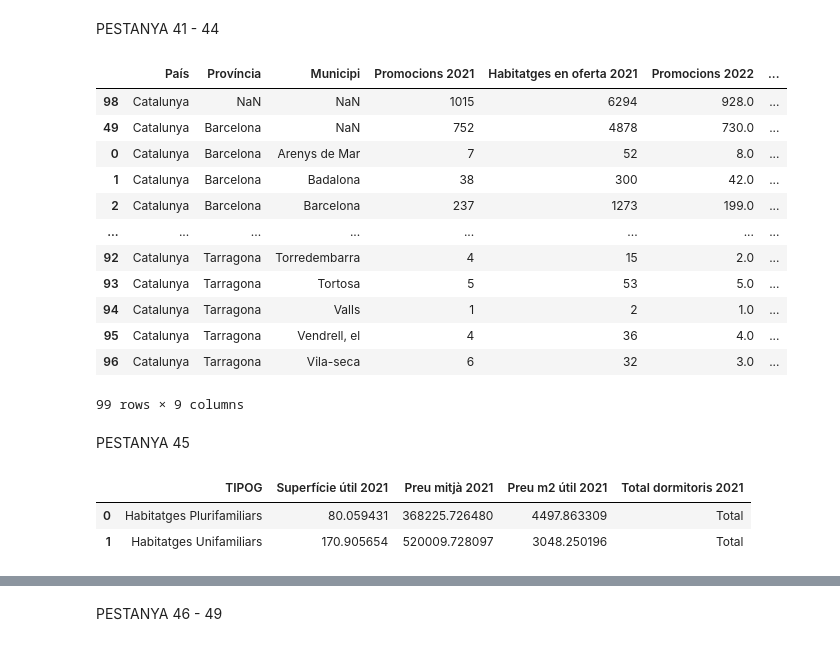
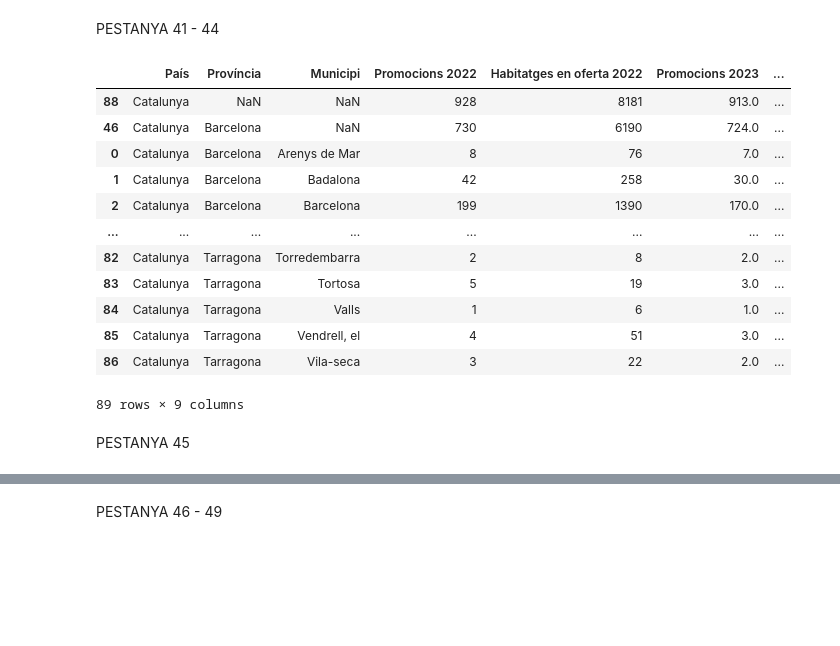
Before and after one commit to rubenlj-git/Taules_oferta_1S23, a Jupyter notebook: taules_resum_1S2023.ipynb, the cells around one changed output, grey strips where cells are left out. Saved outputs shown, nothing was run; the diff lists cells and outputs as text; code cells hidden in the pictures; blank space fills up the shorter version.

```diff
--- a/taules_resum_1S2023.ipynb
+++ b/taules_resum_1S2023.ipynb
@@ -487,8 +487,8 @@ def tidy_bbdd(any):
 #     bbdd_estudi_prom["Calefacció"] = bbdd_estudi_prom["Calefacció"].replace(' ', 0)
 
 
-    bbdd_estudi_hab["Tram_Sup_util"] = bbdd_estudi_hab["Tram_Sup_util"].str.replace(" ", "")
-    bbdd_estudi_hab["Tram_Sup_util"] = bbdd_estudi_hab["Tram_Sup_util"].str[3:]
+#     bbdd_estudi_hab["Tram_Sup_util"] = bbdd_estudi_hab["Tram_Sup_util"].str.replace(" ", "")
+#     bbdd_estudi_hab["Tram_Sup_util"] = bbdd_estudi_hab["Tram_Sup_util"].str[3:]
 
 
 
@@ -505,7 +505,7 @@ def tidy_bbdd(any):
     return([bbdd_estudi_prom, bbdd_estudi_hab, bbdd_estudi_hab_mod])
 
 
-bbdd_estudi_prom_2021, bbdd_estudi_hab_2021, bbdd_estudi_hab_mod_2021 = tidy_bbdd(2022)
+bbdd_estudi_prom_ant, bbdd_estudi_hab_ant, bbdd_estudi_hab_mod_ant = tidy_bbdd(2022)
 # %%
 def order_columns(table_n):
     cols = ['País', 'Província', 'Municipi'] + [col for col in table_n.columns if col not in ['País', 'Província', 'Municipi']]
@@ -983,70 +982,59 @@ table80_pluri
 # %% [markdown]
 PESTANYA 41 - 44
 # %%
-table101_prov = bbdd_estudi_prom_2021[["PROVINCIA", "HABIP", "HABIT"]].groupby("PROVINCIA").sum().reset_index()
-table101_mun = bbdd_estudi_prom_2021[["PROVINCIA","Municipi", "HABIP", "HABIT"]].groupby(["PROVINCIA","Municipi"]).sum().reset_index()
+table101_prov = bbdd_estudi_prom_ant[["PROVINCIA", "HABIP", "HABIT"]].groupby("PROVINCIA").sum().reset_index()
+table101_mun = bbdd_estudi_prom_ant[["PROVINCIA","Municipi", "HABIP", "HABIT"]].groupby(["PROVINCIA","Municipi"]).sum().reset_index()
 
 table101_hab = table101_mun.append(table101_prov, ignore_index=True)
 table101_hab["País"] = "Catalunya"
 
-table101_hab = table101_hab.append({"País":"Catalunya", "PROVINCIA": np.NaN, "Municipi":np.NaN, "HABIP":bbdd_estudi_prom_2021["HABIP"].sum(), "HABIT":bbdd_estudi_prom_2021["HABIT"].sum()}, ignore_index=True)
+table101_hab = table101_hab.append({"País":"Catalunya", "PROVINCIA": np.NaN, "Municipi":np.NaN, "HABIP":bbdd_estudi_prom_ant["HABIP"].sum(), "HABIT":bbdd_estudi_prom_ant["HABIT"].sum()}, ignore_index=True)
 table101_hab = table101_hab.rename(columns={"HABIP":"Habitatges en oferta", "HABIT":"Habitatges a la promoció","PROVINCIA":"Província"})
 table101_hab = table101_hab[["País", "Província", "Municipi", "Habitatges en oferta", "Habitatges a la promoció"]]
 
 
-table101prom_prov = bbdd_estudi_prom_2021[["PROVINCIA"]].value_counts().reset_index().rename(columns={0:"Promocions"})
+table101prom_prov = bbdd_estudi_prom_ant[["PROVINCIA"]].value_counts().reset_index().rename(columns={0:"Promocions"})
 table101prom_prov["Municipi"] = np.NaN
-table101prom_mun = bbdd_estudi_prom_2021[["PROVINCIA", "Municipi"]].value_counts().reset_index().rename(columns = {0:"Promocions"})
+table101prom_mun = bbdd_estudi_prom_ant[["PROVINCIA", "Municipi"]].value_counts().reset_index().rename(columns = {0:"Promocions"})
 table101prom = pd.concat([table101prom_prov,table101prom_mun], axis=0)
 table101prom["País"] = "Catalunya"
 
-table101prom = table101prom.append({"País":"Catalunya", "PROVINCIA": np.NaN, "Municipi":np.NaN, "Promocions":bbdd_estudi_prom_2021.shape[0]}, ignore_index=True)
+table101prom = table101prom.append({"País":"Catalunya", "PROVINCIA": np.NaN, "Municipi":np.NaN, "Promocions":bbdd_estudi_prom_ant.shape[0]}, ignore_index=True)
 table101prom = table101prom.rename(columns={"PROVINCIA":"Província"}).sort_values(["País", "Província", "Municipi"], ascending= True)
 table101 = pd.merge(table101prom, table101_hab, how="left", on =["País", "Província", "Municipi"])
 table101 = table101[["País", "Província", "Municipi", "Promocions", "Habitatges en oferta", "Habitatges a la promoció"]]
 
 table101["Mitjana (en oferta)"] = table101["Habitatges en oferta"]/table101["Promocions"]
 table101["Mitjana (a la promoció)"] = table101["Habitatges a la promoció"]/table101["Promocions"]
 table101["% habitatges en venda"] = table101["Habitatges en oferta"].mul(100)/table101["Habitatges a la promoció"]
 
-table101_2021 = table101[["País", "Província", "Municipi", "Promocions", "Habitatges en oferta"]]
-table101_2021.columns = ["País", "Província", "Municipi", "Promocions 2021", "Habitatges en oferta 2021"]
-table101_2022 = table11[["País", "Província", "Municipi", "Promocions", "Habitatges en oferta"]]
+table101_2022 = table101[["País", "Província", "Municipi", "Promocions", "Habitatges en oferta"]]
 table101_2022.columns = ["País", "Província", "Municipi", "Promocions 2022", "Habitatges en oferta 2022"]
+table101_2023 = table11[["País", "Província", "Municipi", "Promocions", "Habitatges en oferta"]]
+table101_2023.columns = ["País", "Província", "Municipi", "Promocions 2023", "Habitatges en oferta 2023"]
 
 
 
-table101_def = pd.merge(table101_2021, table101_2022, how="left", on=["País", "Província", "Municipi"])
-table101_def["Variació Promocions"] = table101_def["Promocions 2022"] - table101_def["Promocions 2021"]
-table101_def["Variació Habitatges"] = table101_def["Habitatges en oferta 2022"] - table101_def["Habitatges en oferta 2021"]
+table101_def = pd.merge(table101_2022, table101_2023, how="left", on=["País", "Província", "Municipi"])
+table101_def["Variació Promocions"] = table101_def["Promocions 2023"] - table101_def["Promocions 2022"]
+table101_def["Variació Habitatges"] = table101_def["Habitatges en oferta 2023"] - table101_def["Habitatges en oferta 2022"]
 
 
 table101_def = table101_def.sort_values(["País", "Província", "Municipi"], na_position="first")
 table101_def
 # %% [output]
-|  | País | Província | Municipi | Promocions 2021 | Habitatges en oferta 2021 | Promocions 2022 | ... |
-| 98 | Catalunya | NaN | NaN | 1015 | 6294 | 928.0 | ... |
-| 49 | Catalunya | Barcelona | NaN | 752 | 4878 | 730.0 | ... |
-| 0 | Catalunya | Barcelona | Arenys de Mar | 7 | 52 | 8.0 | ... |
-| 1 | Catalunya | Barcelona | Badalona | 38 | 300 | 42.0 | ... |
-| 2 | Catalunya | Barcelona | Barcelona | 237 | 1273 | 199.0 | ... |
+|  | País | Província | Municipi | Promocions 2022 | Habitatges en oferta 2022 | Promocions 2023 | ... |
+| 88 | Catalunya | NaN | NaN | 928 | 8181 | 913.0 | ... |
+| 46 | Catalunya | Barcelona | NaN | 730 | 6190 | 724.0 | ... |
+| 0 | Catalunya | Barcelona | Arenys de Mar | 8 | 76 | 7.0 | ... |
+| 1 | Catalunya | Barcelona | Badalona | 42 | 258 | 30.0 | ... |
+| 2 | Catalunya | Barcelona | Barcelona | 199 | 1390 | 170.0 | ... |
 | ... | ... | ... | ... | ... | ... | ... | ... |
-| 92 | Catalunya | Tarragona | Torredembarra | 4 | 15 | 2.0 | ... |
-| 93 | Catalunya | Tarragona | Tortosa | 5 | 53 | 5.0 | ... |
-| 94 | Catalunya | Tarragona | Valls | 1 | 2 | 1.0 | ... |
-| 95 | Catalunya | Tarragona | Vendrell, el | 4 | 36 | 4.0 | ... |
-| 96 | Catalunya | Tarragona | Vila-seca | 6 | 32 | 3.0 | ... |
+| 82 | Catalunya | Tarragona | Torredembarra | 2 | 8 | 2.0 | ... |
+| 83 | Catalunya | Tarragona | Tortosa | 5 | 19 | 3.0 | ... |
+| 84 | Catalunya | Tarragona | Valls | 1 | 6 | 1.0 | ... |
+| 85 | Catalunya | Tarragona | Vendrell, el | 4 | 51 | 3.0 | ... |
+| 86 | Catalunya | Tarragona | Vila-seca | 3 | 22 | 2.0 | ... |
-99 rows × 9 columns
+89 rows × 9 columns
 # %% [markdown]
 PESTANYA 45
-# %%
-table116_tipo_tot = bbdd_estudi_hab_mod_2021[["Total dormitoris", "TIPOG","Superfície útil", "Preu mitjà", "Preu m2 útil"]].set_index(["Total dormitoris", "TIPOG"]).groupby(["TIPOG"]).apply(np.mean).reset_index()
-table116_tipo_tot["Total dormitoris"] = "Total"
-table116_tipo_tot.columns = ['TIPOG', 'Superfície útil 2021', 'Preu mitjà 2021', 'Preu m2 útil 2021',
-       'Total dormitoris 2021']
-
-table116_tipo_tot
-# %% [output]
-|  | TIPOG | Superfície útil 2021 | Preu mitjà 2021 | Preu m2 útil 2021 | Total dormitoris 2021 |
-| 0 | Habitatges Plurifamiliars | 80.059431 | 368225.726480 | 4497.863309 | Total |
-| 1 | Habitatges Unifamiliars | 170.905654 | 520009.728097 | 3048.250196 | Total |
```
Also changed, not shown: parts of 22 cells of this notebook, 10 other files.
